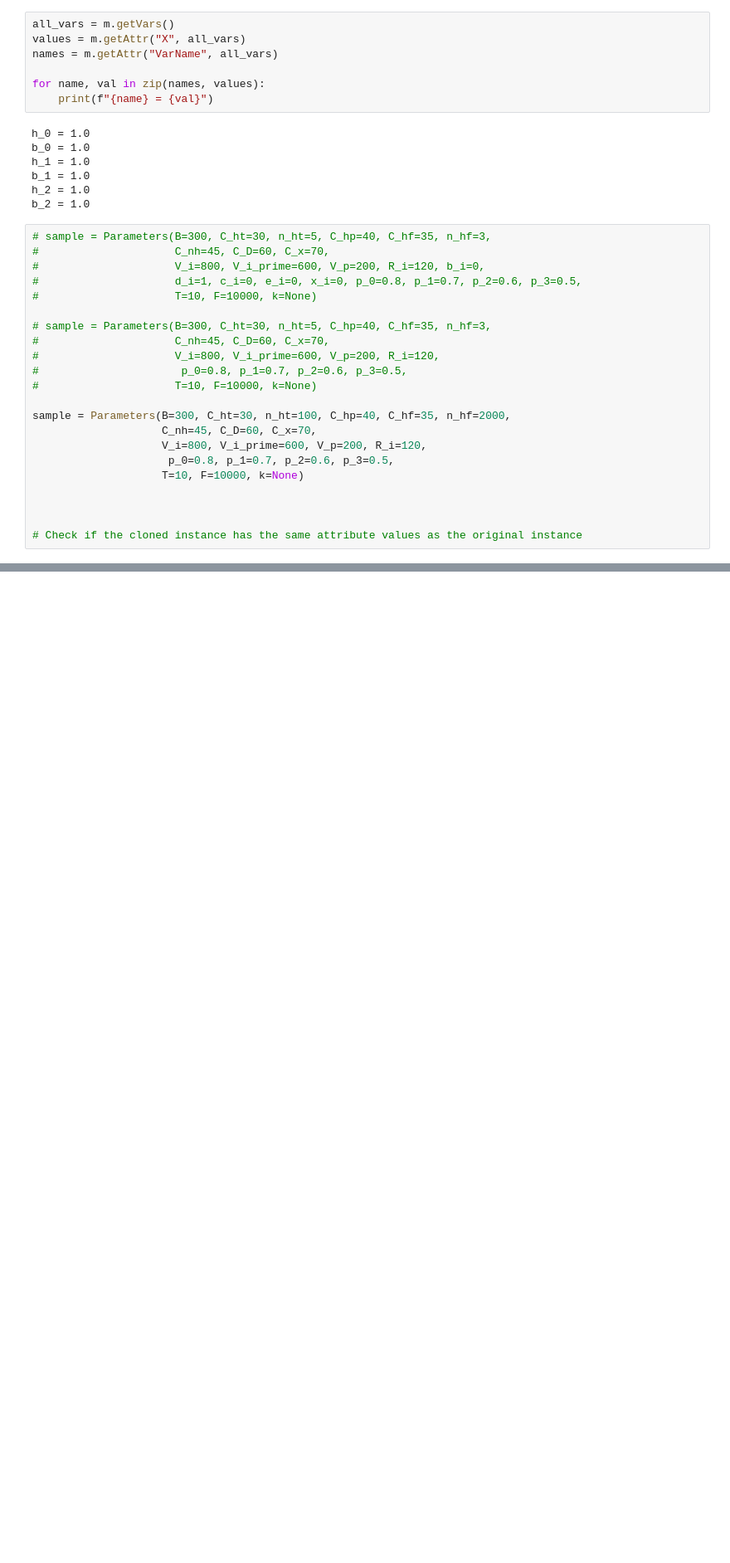
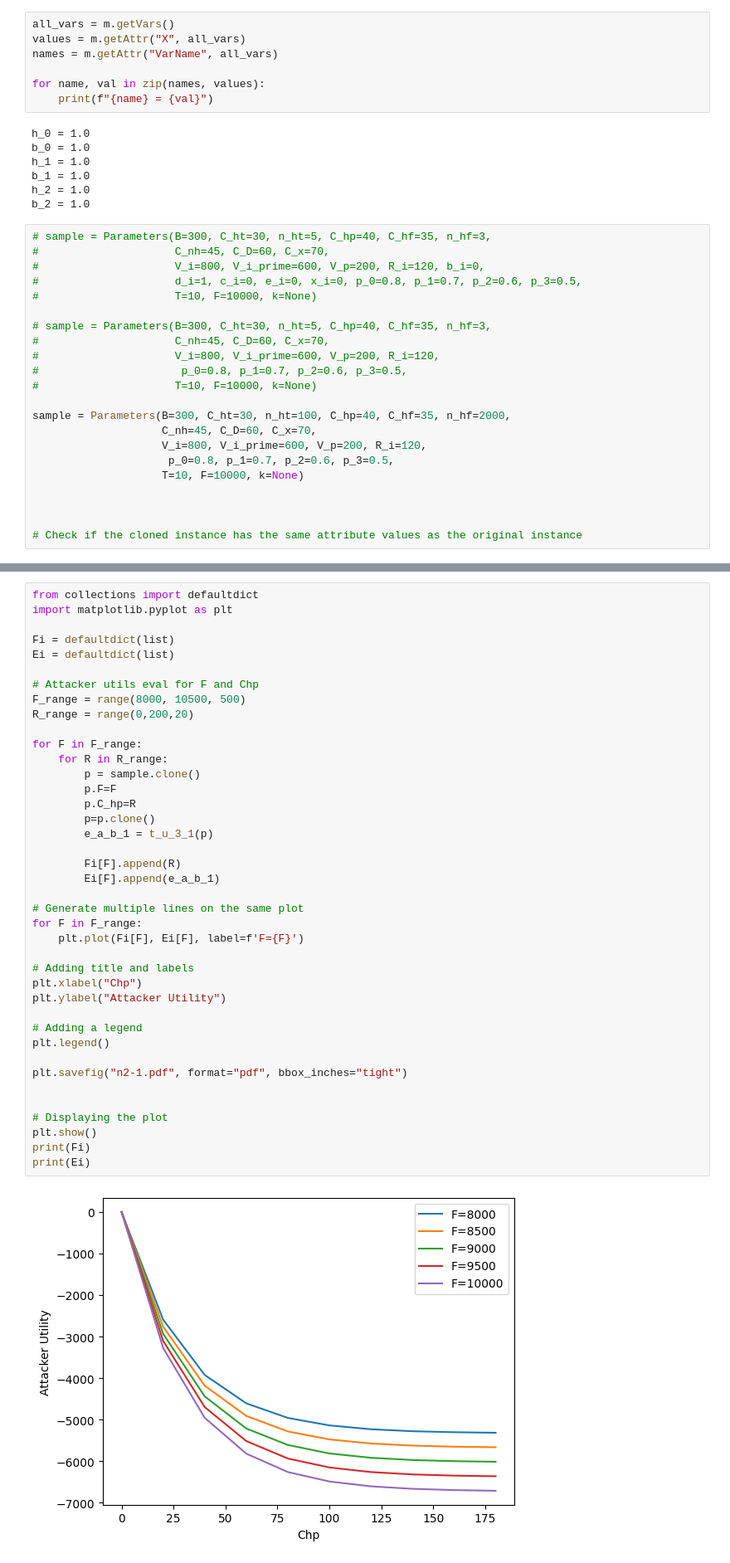
Before and after one commit to bhusalb/gt-ransomware-simulation, a Jupyter notebook: Ransomware_simulation.ipynb, the cells around one changed output, grey strips where cells are left out. Shown: that part at 83% size. Drawn from its saved outputs; the diff is of its cells as text; blank space fills up the shorter version.

```diff
--- a/Ransomware_simulation.ipynb
+++ b/Ransomware_simulation.ipynb
@@ -1216,0 +1258,42 @@ defaultdict(<class 'list'>, {25: [421.5906384287464, 296.3423459399189, 206.5980
+# %%
+from collections import defaultdict
+import matplotlib.pyplot as plt
+
+Fi = defaultdict(list)
+Ei = defaultdict(list)
+
+# Attacker utils eval for F and Chp
+F_range = range(8000, 10500, 500)
+R_range = range(0,200,20)
+
+for F in F_range:
+    for R in R_range:
+        p = sample.clone()
+        p.F=F
+        p.C_hp=R
+        p=p.clone()
+        e_a_b_1 = t_u_3_1(p)
+
+        Fi[F].append(R)
+        Ei[F].append(e_a_b_1)
+
+# Generate multiple lines on the same plot
+for F in F_range:
+    plt.plot(Fi[F], Ei[F], label=f'F={F}')
+
+# Adding title and labels
+plt.xlabel("Chp")
+plt.ylabel("Attacker Utility")
+
+# Adding a legend
+plt.legend()
+
+plt.savefig("n2-1.pdf", format="pdf", bbox_inches="tight")
+
+
+# Displaying the plot
+plt.show()
+print(Fi)
+print(Ei)
+# %% [output]
+[figure, added]
```
Also changed, not shown: parts of 13 cells of this notebook, 1 other file.
